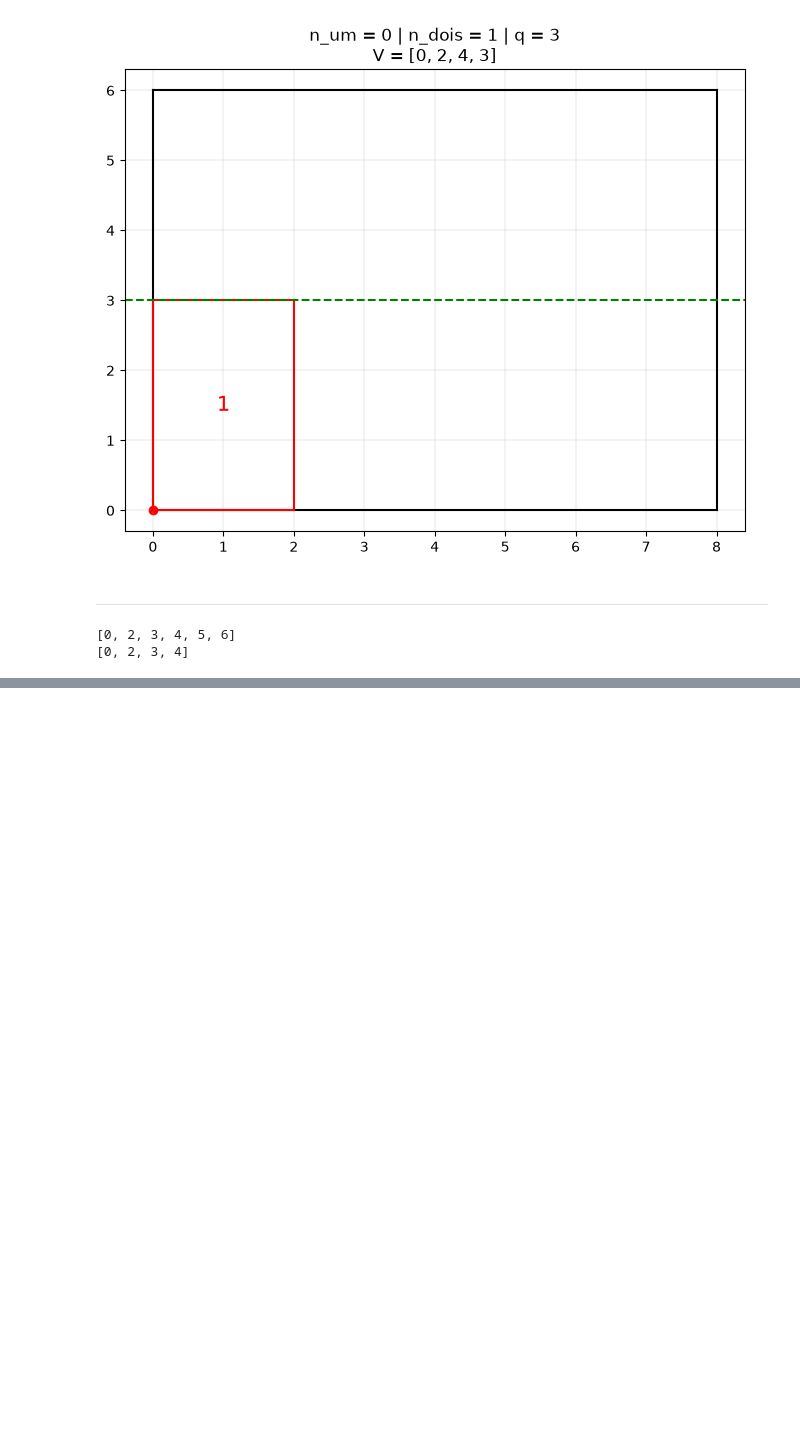
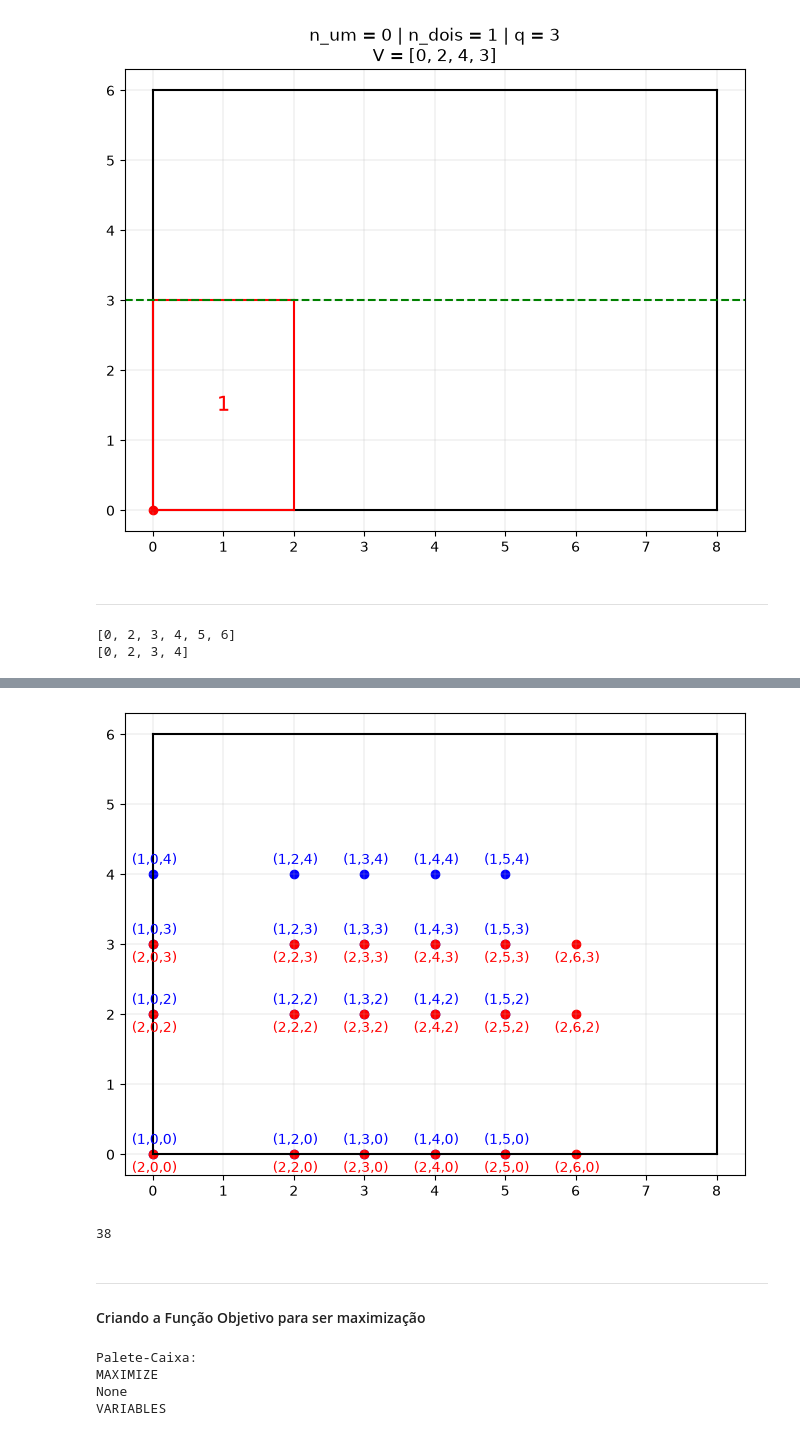
Before and after one commit to kenjimatoba/palete_caixa, a Jupyter notebook: palete_caixa_aula_mac.ipynb, the cells around one changed output, grey strips where cells are left out. Drawn from its saved outputs; the diff is of its cells as text; code cells hidden in the pictures; blank space fills up the shorter version.

Commit message:
Função objetivo montada

```diff
--- a/palete_caixa_aula_mac.ipynb
+++ b/palete_caixa_aula_mac.ipynb
@@ -182,0 +217,3 @@ print(V)
+# %%
+ls = [l_um, l_dois]
+ws = [w_um, w_dois]
@@ -182,0 +233,40 @@ print(V)
+# %%
+lista_variaveis = []
+
+plotar_palete(L,W)
+
+for (p, q), i in product(lista_rs, [1,2]):
+    # print(i,p,q)
+    if p+ls[i-1] <= L and q+ws[i-1] <= W: # Checa se cabe ou não no palete
+        lista_variaveis.append((i,p,q))
+
+        if indice == 0:
+            cor = "blue" if i ==1 else "red"
+            plt.scatter(x=p, y=q, color = cor) # plot a bottom-left
+
+            if i==1:
+                plt.text(x=p-0.3, y=q+0.15, s=f"({i},{p},{q})", color=cor, fontsize=10)
+            else:
+                plt.text(x=p-0.3, y=q-0.25, s=f"({i},{p},{q})", color=cor, fontsize=10)
+
+
+# lista_variaveis
+# %% [output]
+[figure, added]
+# %%
+len(lista_variaveis)
+# %% [output]
+38
+# %% [markdown]
+---
+#### Criando a Função Objetivo para ser maximização
+# %%
+prob = plp.LpProblem(name="Palete-Caixa",
+                     sense=plp.LpMaximize) #Maximização
+
+display(prob)
+# %% [output]
+Palete-Caixa:
+MAXIMIZE
+None
+VARIABLES
```
Also changed, not shown: parts of 10 cells of this notebook, 1 other file.
